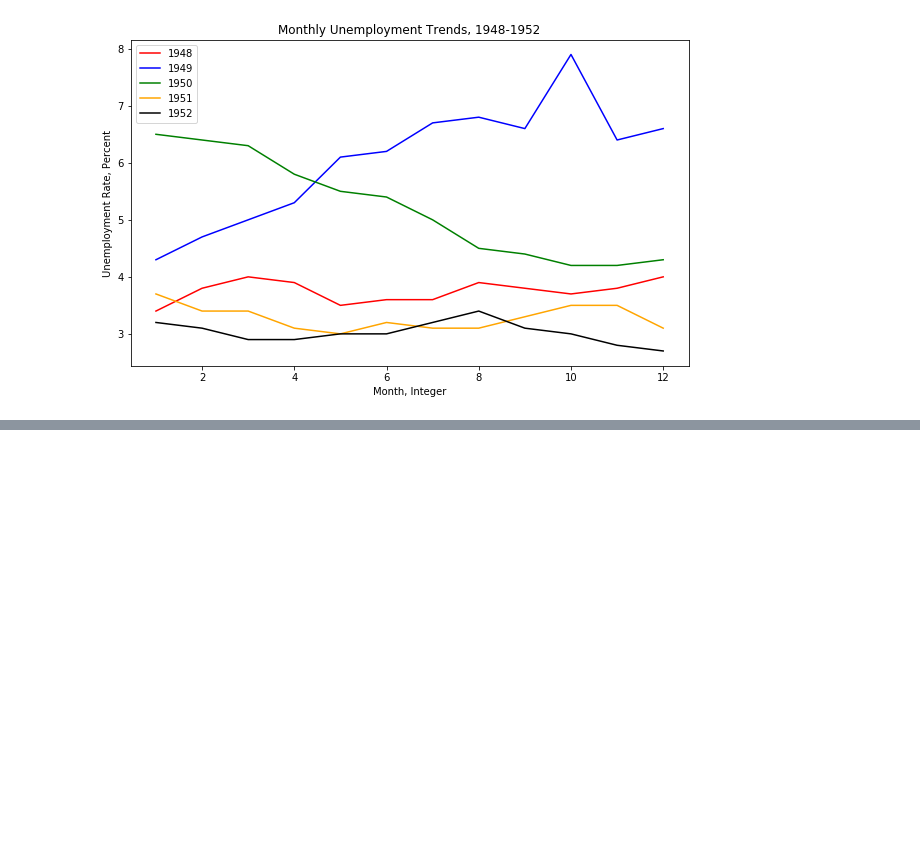
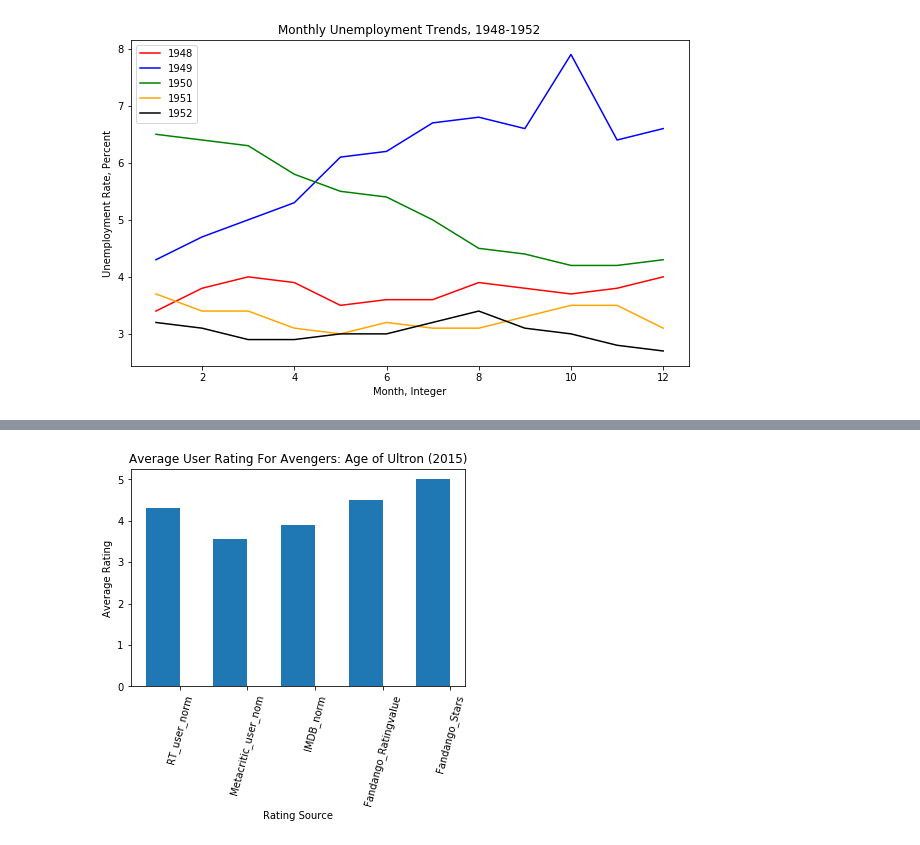
Before and after one commit to ruanhao/basset, a Jupyter notebook: python3/pandas/data_visulization.ipynb, the cells around one changed output, grey strips where cells are left out. Cells and saved outputs as stored; diff of their text form; code cells hidden in the pictures; blank space fills up the shorter version.

Commit message:
update pandas

```diff
--- a/python3/pandas/data_visulization.ipynb
+++ b/python3/pandas/data_visulization.ipynb
@@ -1,4 +1,13 @@
 # %%
 import pandas
 import matplotlib.pyplot as plt
+from numpy import arange
 unrate = pandas.read_csv('csv/unrate.csv')
+reviews = pandas.read_csv('csv/fandango_scores.csv')
+selected = ['FILM',
+           'RT_user_norm',
+           'Metacritic_user_nom',
+           'IMDB_norm',
+           'Fandango_Ratingvalue',
+           'Fandango_Stars']
+norm_reviews = reviews[selected]
@@ -97,0 +113,21 @@ plt.show()
+# %%
+fig, ax = plt.subplots()
+
+# Positions of the left sides of the 5 bars. [0.75, 1.75, 2.75, 3.75, 4.75]
+bar_positions = arange(5) + 0.75
+
+# Heights of the bars.  In our case, the average rating for the first movie in the dataset.
+num_cols = ['RT_user_norm', 'Metacritic_user_nom', 'IMDB_norm', 'Fandango_Ratingvalue', 'Fandango_Stars']
+bar_heights = norm_reviews[num_cols].iloc[0].values
+
+ax.bar(bar_positions, bar_heights, width=0.5)
+
+tick_positions = range(1,6)
+ax.set_xticks(tick_positions)
+ax.set_xticklabels(num_cols, rotation=75)
+ax.set_xlabel('Rating Source')
+ax.set_ylabel('Average Rating')
+ax.set_title('Average User Rating For Avengers: Age of Ultron (2015)')
+plt.show()
+# %% [output]
+[figure, added]
```
Also changed, not shown: parts of 8 cells of this notebook, 2 other files.
